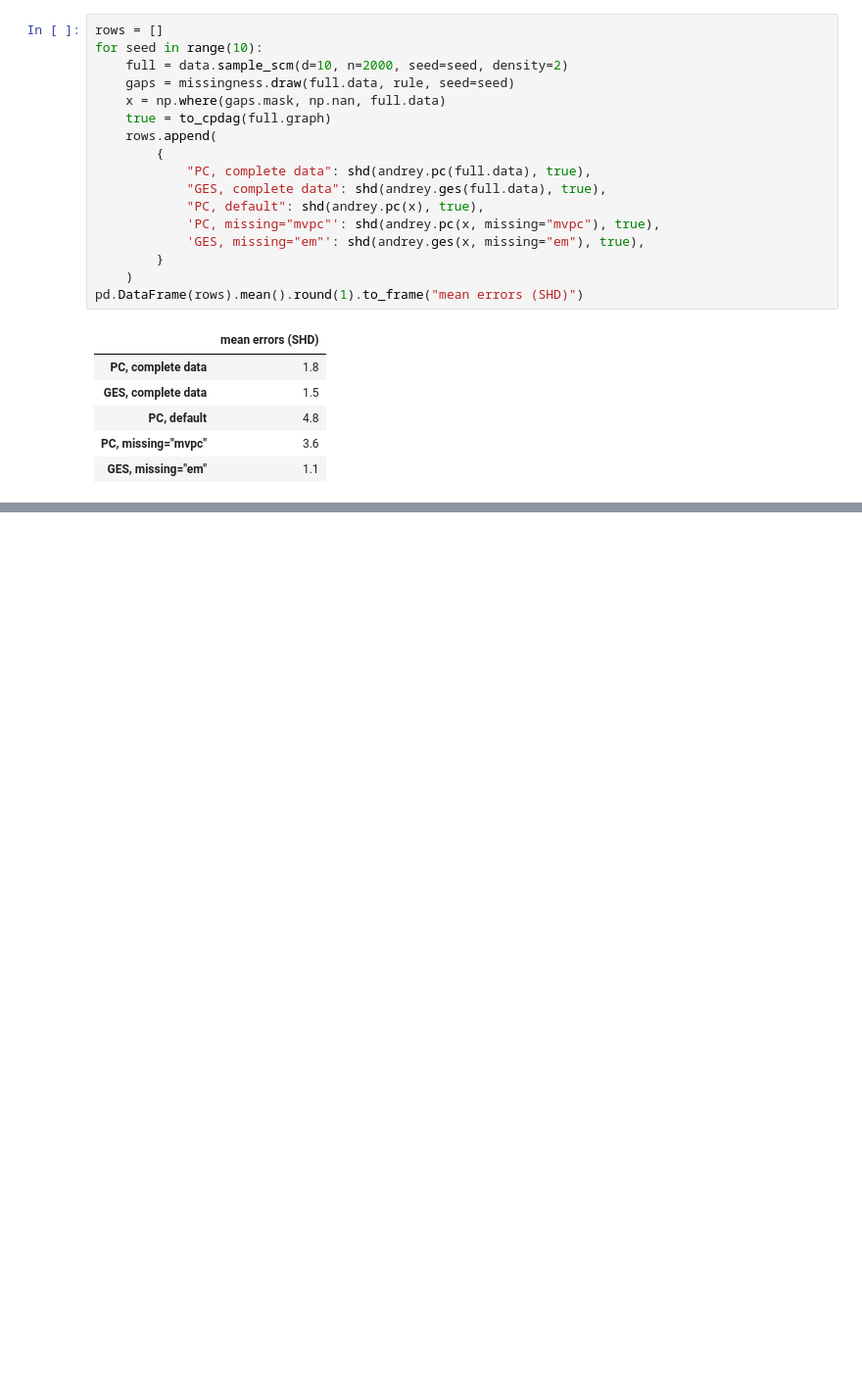
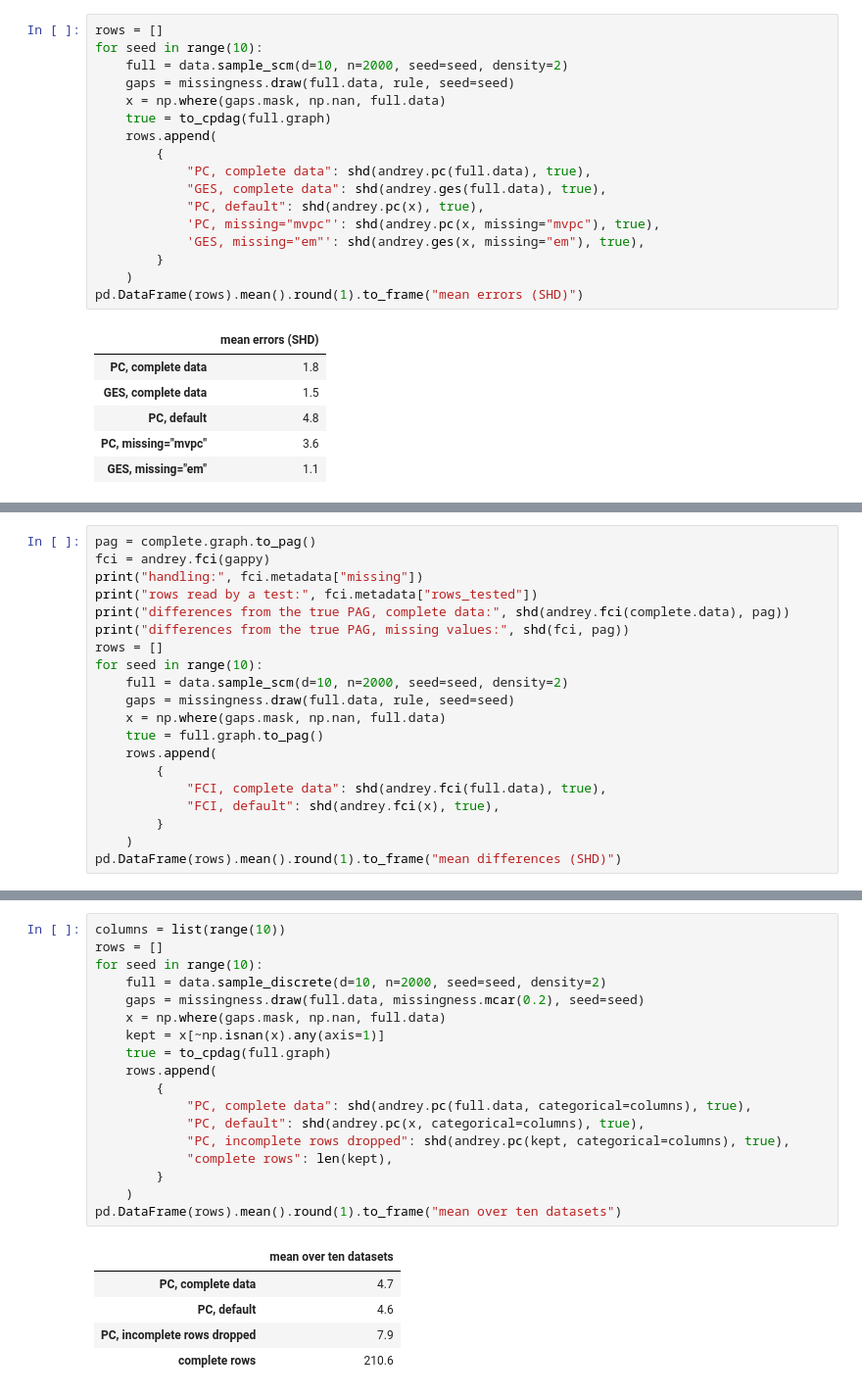
Before and after one commit to Abel-ai-lab/Andrey, a Jupyter notebook: examples/missing_values.ipynb, the cells around one changed output, grey strips where cells are left out. Shown at 98% size. Saved outputs shown, nothing was run; the diff lists cells and outputs as text; blank space fills up the shorter version.

```diff
--- a/examples/missing_values.ipynb
+++ b/examples/missing_values.ipynb
@@ -164,0 +210,20 @@ give what we measured against reference implementations.
+# %%
+pag = complete.graph.to_pag()
+fci = andrey.fci(gappy)
+print("handling:", fci.metadata["missing"])
+print("rows read by a test:", fci.metadata["rows_tested"])
+print("differences from the true PAG, complete data:", shd(andrey.fci(complete.data), pag))
+print("differences from the true PAG, missing values:", shd(fci, pag))
+rows = []
+for seed in range(10):
+    full = data.sample_scm(d=10, n=2000, seed=seed, density=2)
+    gaps = missingness.draw(full.data, rule, seed=seed)
+    x = np.where(gaps.mask, np.nan, full.data)
+    true = full.graph.to_pag()
+    rows.append(
+        {
+            "FCI, complete data": shd(andrey.fci(full.data), true),
+            "FCI, default": shd(andrey.fci(x), true),
+        }
+    )
+pd.DataFrame(rows).mean().round(1).to_frame("mean differences (SHD)")
@@ -164,0 +249,24 @@ give what we measured against reference implementations.
+# %%
+columns = list(range(10))
+rows = []
+for seed in range(10):
+    full = data.sample_discrete(d=10, n=2000, seed=seed, density=2)
+    gaps = missingness.draw(full.data, missingness.mcar(0.2), seed=seed)
+    x = np.where(gaps.mask, np.nan, full.data)
+    kept = x[~np.isnan(x).any(axis=1)]
+    true = to_cpdag(full.graph)
+    rows.append(
+        {
+            "PC, complete data": shd(andrey.pc(full.data, categorical=columns), true),
+            "PC, default": shd(andrey.pc(x, categorical=columns), true),
+            "PC, incomplete rows dropped": shd(andrey.pc(kept, categorical=columns), true),
+            "complete rows": len(kept),
+        }
+    )
+pd.DataFrame(rows).mean().round(1).to_frame("mean over ten datasets")
+# %% [output]
+|  | mean over ten datasets |
+| PC, complete data | 4.7 |
+| PC, default | 4.6 |
+| PC, incomplete rows dropped | 7.9 |
+| complete rows | 210.6 |
```
Also changed, not shown: parts of 15 cells of this notebook, 15 other files.
